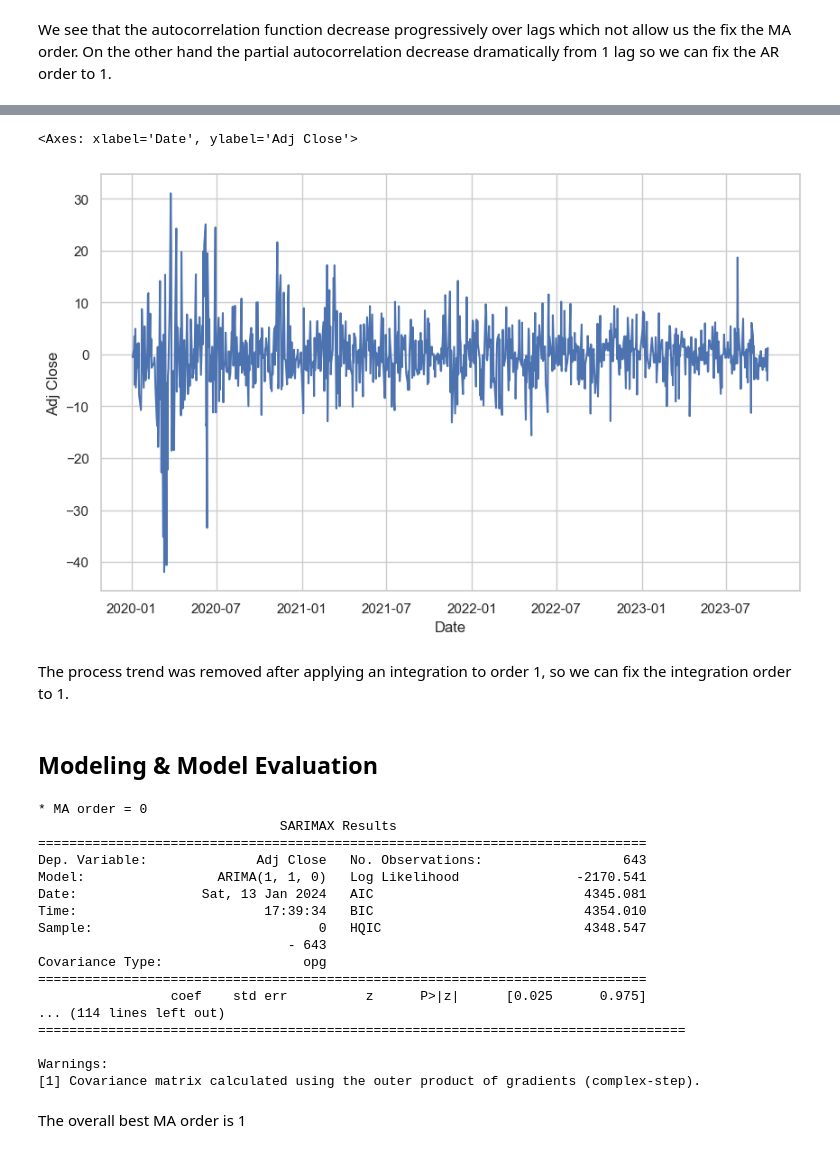
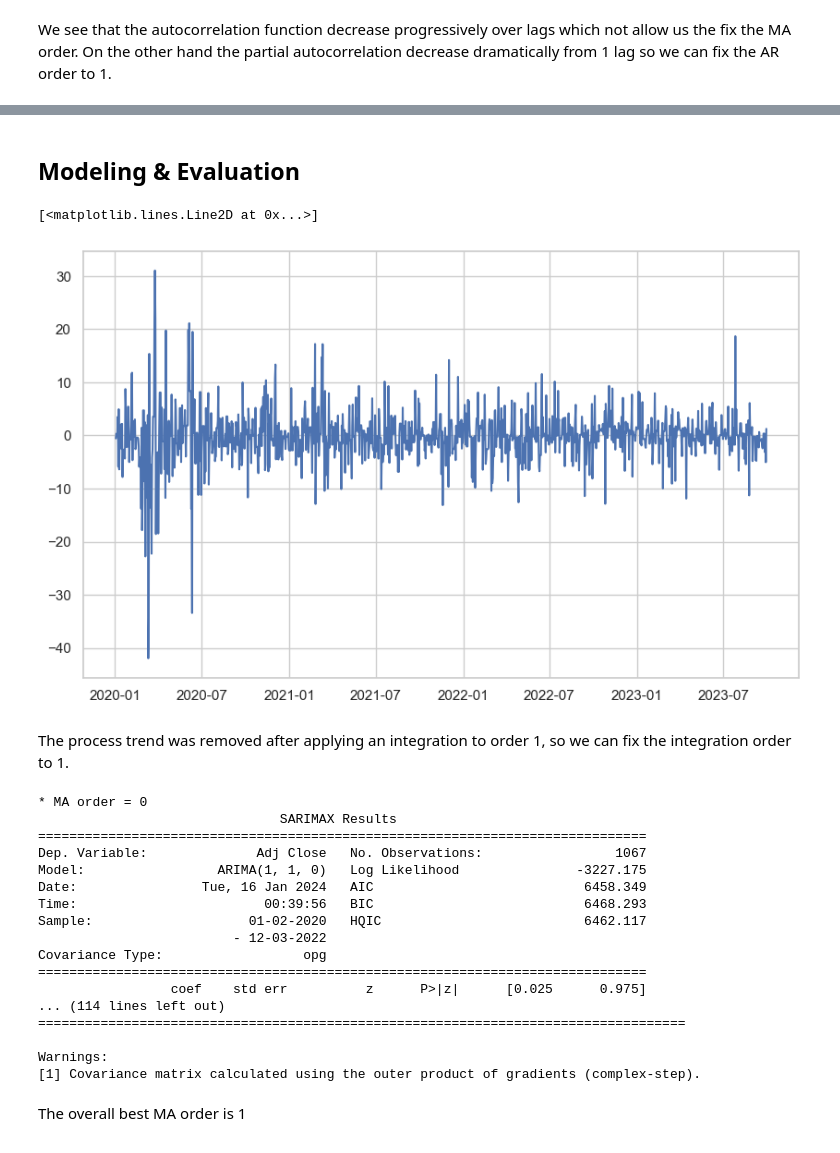
Before and after one commit to Mahdi-Kriaa/Stock_Price_Forecasting, a Jupyter notebook: Stock_Price_Forecasting.ipynb, the cells around one changed output, grey strips where cells are left out. Cells and saved outputs as stored; diff of their text form; code cells hidden in the pictures.

```diff
--- a/Stock_Price_Forecasting.ipynb
+++ b/Stock_Price_Forecasting.ipynb
@@ -97,11 +75,19 @@ Name: resid, Length: 100, dtype: float64
+# %%
+# interpolate missing raws
+df_adj_close = df_boeing["Adj Close"]
+start_date = df_adj_close.index.min()
+end_date = df_adj_close.index.max()
+full_index = pd.date_range(start=start_date, end=end_date, freq='D')
+df_adj_close = df_adj_close.reindex(full_index)
+df_adj_close.interpolate(inplace=True)
+# %% [markdown]
+## Modeling & Evaluation
 # %%
 plt.figure(figsize=(10,6))
-sns.lineplot(x=df_boeing.index[1:], y=df_adj_close.diff(1).dropna())
+plt.plot(df_adj_close.diff(1).dropna())
 # %% [output]
-<Axes: xlabel='Date', ylabel='Adj Close'>
+[<matplotlib.lines.Line2D at 0x...>]
-[figure, old version]
+[figure, new version]
 # %% [markdown]
 The process trend was removed after applying an integration to order 1, so we can fix the integration order to 1.
-# %% [markdown]
-## Modeling & Model Evaluation
 # %%
@@ -118,12 +104,12 @@ for i in range(5):
 * MA order = 0
                                SARIMAX Results
 ==============================================================================
-Dep. Variable:              Adj Close   No. Observations:                  643
-Model:                 ARIMA(1, 1, 0)   Log Likelihood               -2170.541
-Date:                Sat, 13 Jan 2024   AIC                           4345.081
-Time:                        17:39:34   BIC                           4354.010
-Sample:                             0   HQIC                          4348.547
-                                - 643
+Dep. Variable:              Adj Close   No. Observations:                 1067
+Model:                 ARIMA(1, 1, 0)   Log Likelihood               -3227.175
+Date:                Tue, 16 Jan 2024   AIC                           6458.349
+Time:                        00:39:56   BIC                           6468.293
+Sample:                    01-02-2020   HQIC                          6462.117
+                         - 12-03-2022
 Covariance Type:                  opg
 ==============================================================================
                  coef    std err          z      P>|z|      [0.025      0.975]
```
Also changed, not shown: parts of 30 cells of this notebook.
